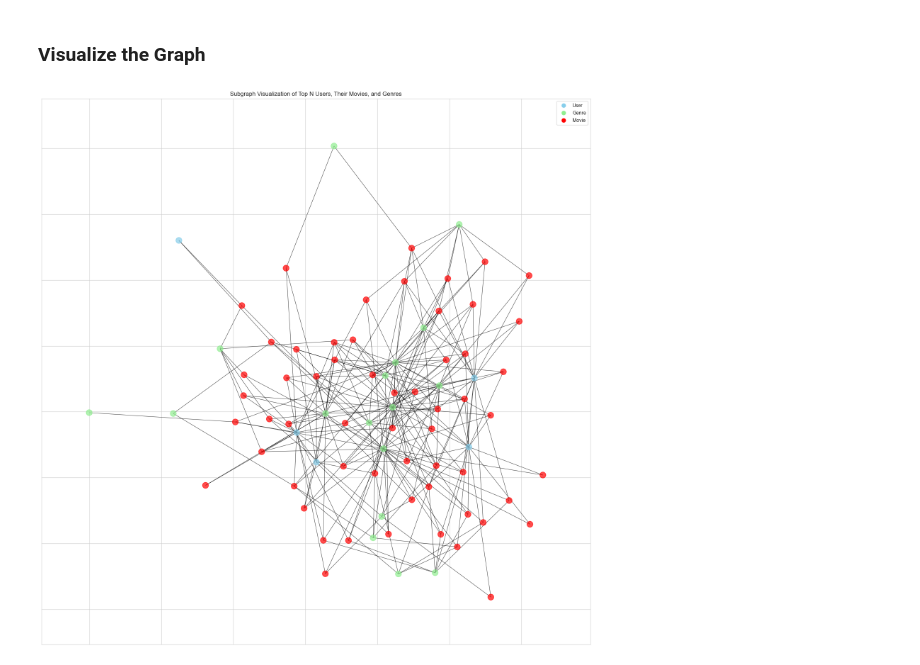
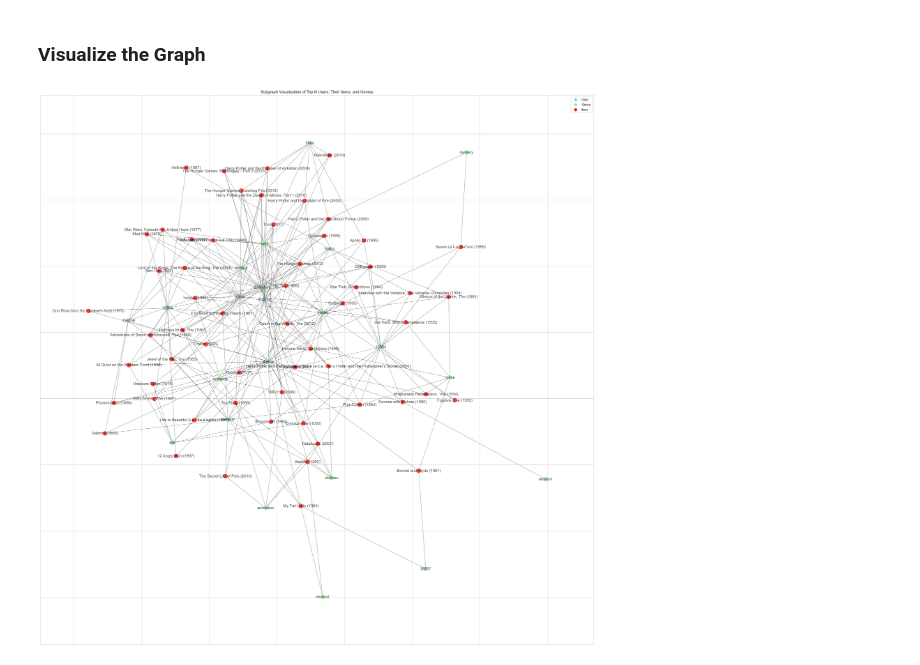
Before and after one commit to markopolo139/Generic-Recommender-Semantics-Put, a Jupyter notebook: ExploratoryDataAnalysis.ipynb, the cells around one changed output. Saved outputs shown, nothing was run; the diff lists cells and outputs as text; code cells hidden in the pictures.

```diff
--- a/ExploratoryDataAnalysis.ipynb
+++ b/ExploratoryDataAnalysis.ipynb
@@ -166,54 +164,75 @@ Number of movie-genre edges: 112307
 # %%
 import networkx as nx
 
-def draw_subgraph(graph, users_to_add):
+def draw_subgraph(graph, users_to_add, items_df, ratings_df):
     G = nx.Graph()
 
     G.add_nodes_from(users_to_add, type='user')
 
-    movies_to_add = set()
-    user_movie_edges_subset = [edge for edge in graph['user_movie_edges'] if edge[0] in users_to_add]
-    for u, m in user_movie_edges_subset:
-        G.add_edge(u, m)
-        movies_to_add.add(m)
-    G.add_nodes_from(list(movies_to_add), type='movie')
+    items_to_add = set()
+    user_item_edges_subset = [edge for edge in graph['user_item_edges'] if edge[0] in users_to_add]
+
+    if not user_item_edges_subset:
+        print("No item data to visualize for the selected users.")
+        return
+
+    for u, i in user_item_edges_subset:
+        G.add_edge(u, i)
+        items_to_add.add(i)
+    G.add_nodes_from(list(items_to_add), type='item')
 
     genres_to_add = set()
-    movie_genre_edges_subset = [edge for edge in graph['movie_genre_edges'] if edge[0] in movies_to_add]
-    for m, g in movie_genre_edges_subset:
-        G.add_edge(m, g)
+    item_genre_edges_subset = [edge for edge in graph['item_genre_edges'] if edge[0] in items_to_add]
+    for i, g in item_genre_edges_subset:
+        G.add_edge(i, g)
         genres_to_add.add(g)
     G.add_nodes_from(list(genres_to_add), type='genre')
 
-    plt.figure(figsize=(20, 20))
+    labels = {}
+    for node in G.nodes():
+        node_type = G.nodes[node]['type']
+        if node_type == 'user':
+            labels[node] = node.split('_')[-1]
+        elif node_type == 'item':
+            item_id = int(node.split('_')[-1])
+            title = ''
+            if 'MovieLens' in node:
+                title = items_df[items_df['movieId'] == item_id]['title'].iloc[0]
+            elif 'Steam' in node:
+                title= items_df[items_df['app_id'] == item_id]['title'].iloc[0]
+            labels[node] = title
+        elif node_type == 'genre':
+            labels[node] = node
 
-    pos = nx.spring_layout(G, k=0.15, iterations=20)
+    plt.figure(figsize=(30, 30))
+
+    pos = nx.spring_layout(G, k=0.15, iterations=40)
 
     node_colors = []
     for node in G.nodes():
         node_type = G.nodes[node]['type']
         if node_type == 'user':
             node_colors.append('skyblue')
         elif node_type == 'genre':
             node_colors.append('lightgreen')
         else:
             node_colors.append('red')
 
-    nx.draw_networkx(G, pos, with_labels=False, node_size=150, node_color=node_colors, width=0.8, alpha=0.7)
+    nx.draw_networkx(G, pos, labels=labels, with_labels=True, node_size=150, node_color=node_colors, width=0.5, alpha=0.7)
 
     from matplotlib.lines import Line2D
     legend_elements = [Line2D([0], [0], marker='o', color='w', label='User', markerfacecolor='skyblue', markersize=10),
                        Line2D([0], [0], marker='o', color='w', label='Genre', markerfacecolor='lightgreen', markersize=10),
-                       Line2D([0], [0], marker='o', color='w', label='Movie', markerfacecolor='red', markersize=10)]
+                       Line2D([0], [0], marker='o', color='w', label='Item', markerfacecolor='red', markersize=10)]
     plt.legend(handles=legend_elements, loc='upper right')
 
-    plt.title('Subgraph Visualization of Top N Users, Their Movies, and Genres')
+    plt.title('Subgraph Visualization of Top N Users, Their Items, and Genres')
     plt.show()
 
 user_activity = ratings_df['userId'].value_counts()
 last_user_ids = user_activity[-5:].index
 last_users_prefixed = [f'MovieLens_user_{uid}' for uid in last_user_ids]
 
-draw_subgraph(movielens_graph, users_to_add=last_users_prefixed)
+draw_subgraph(movielens_graph, users_to_add=last_users_prefixed, items_df=movies_df, ratings_df=ratings_df)
 # %% [output]
-[figure, old version]
+[figure, new version]
```
Also changed, not shown: parts of 13 cells of this notebook.
